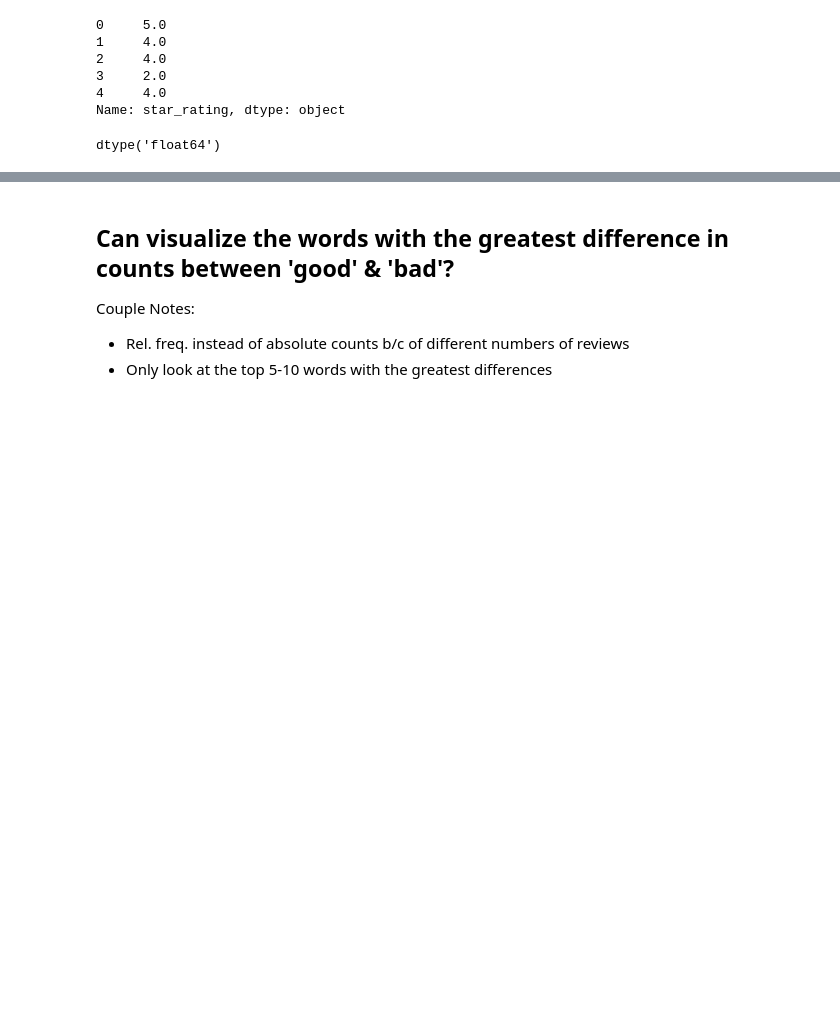
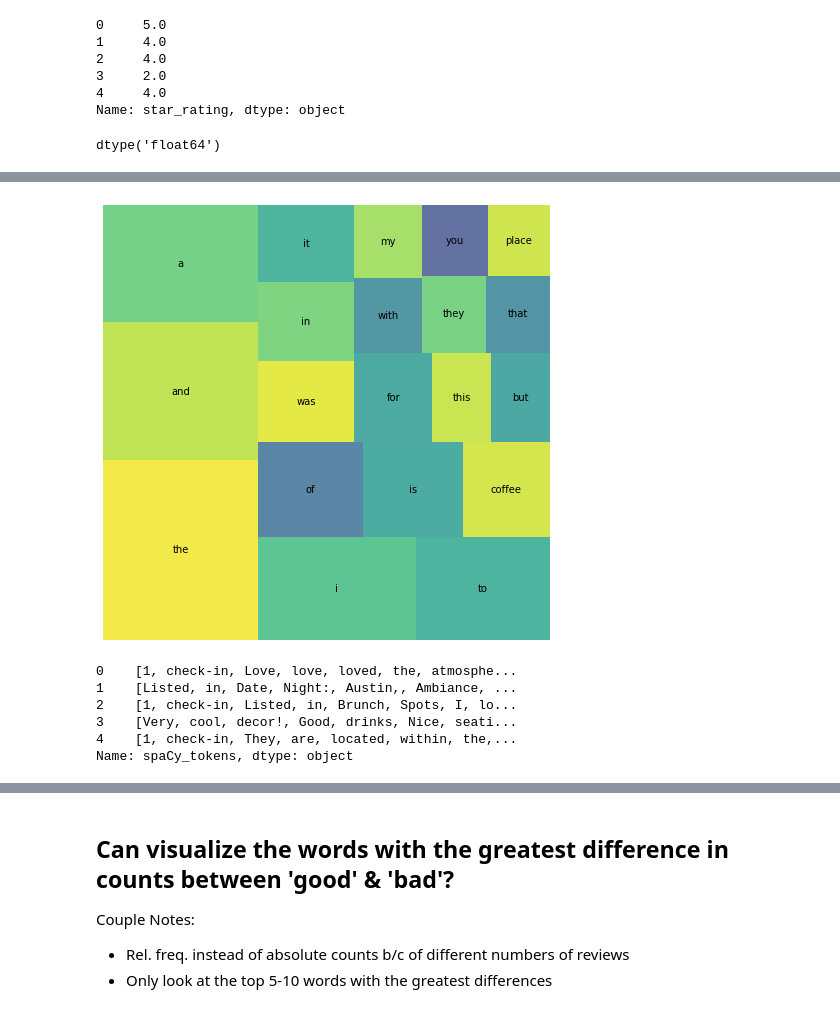
Before and after one commit to AmyBeisel/DS-Unit-4-Sprint-1-NLP, a Jupyter notebook: module1-text-data/LS_DS_411_Text_Data_Assignment.ipynb, the cells around one changed output, grey strips where cells are left out. Cells and saved outputs as stored; diff of their text form; code cells hidden in the pictures; blank space fills up the shorter version.

```diff
--- a/module1-text-data/LS_DS_411_Text_Data_Assignment.ipynb
+++ b/module1-text-data/LS_DS_411_Text_Data_Assignment.ipynb
@@ -106,0 +242,9 @@ dtype('float64')
+# %%
+# The object `Counter` takes an iterable, but you can instaniate an empty one and update it.
+word_counts = Counter()
+
+# Update it based on a split of each of our documents
+shops['base_tokens'].apply(lambda x: word_counts.update(x))
+
+# Print out the 10 most common words
+word_counts.most_common(10)
@@ -106,0 +301,5 @@ dtype('float64')
+# %%
+# Use the Function
+wc = count(shops['base_tokens'])
+print(wc.shape)
+wc.head()
@@ -106,0 +314,9 @@ dtype('float64')
+# %%
+wc_top20 = wc[wc['rank'] <= 20]
+
+plt.figure(figsize=(8,8))
+squarify.plot(sizes=wc_top20['pct_total'], label=wc_top20['word'], alpha=.8 )
+plt.axis('off')
+plt.show()
+# %% [output]
+[figure, added]
@@ -106,0 +327,16 @@ dtype('float64')
+# %%
+# Make them tokens using the Tokenizer Pipe
+tokens = []
+for doc in tokenizer.pipe(shops['text_review'], batch_size=500):
+    doc_tokens = [token.text for token in doc]
+    tokens.append(doc_tokens)
+
+shops['spaCy_tokens'] = tokens
+shops['spaCy_tokens'].head()
+# %% [output]
+0    [1, check-in, Love, love, loved, the, atmosphe...
+1    [Listed, in, Date, Night:, Austin,, Ambiance, ...
+2    [1, check-in, Listed, in, Brunch, Spots, I, lo...
+3    [Very, cool, decor!, Good, drinks, Nice, seati...
+4    [1, check-in, They, are, located, within, the,...
+Name: spaCy_tokens, dtype: object
```
Also changed, not shown: parts of 45 cells of this notebook.
